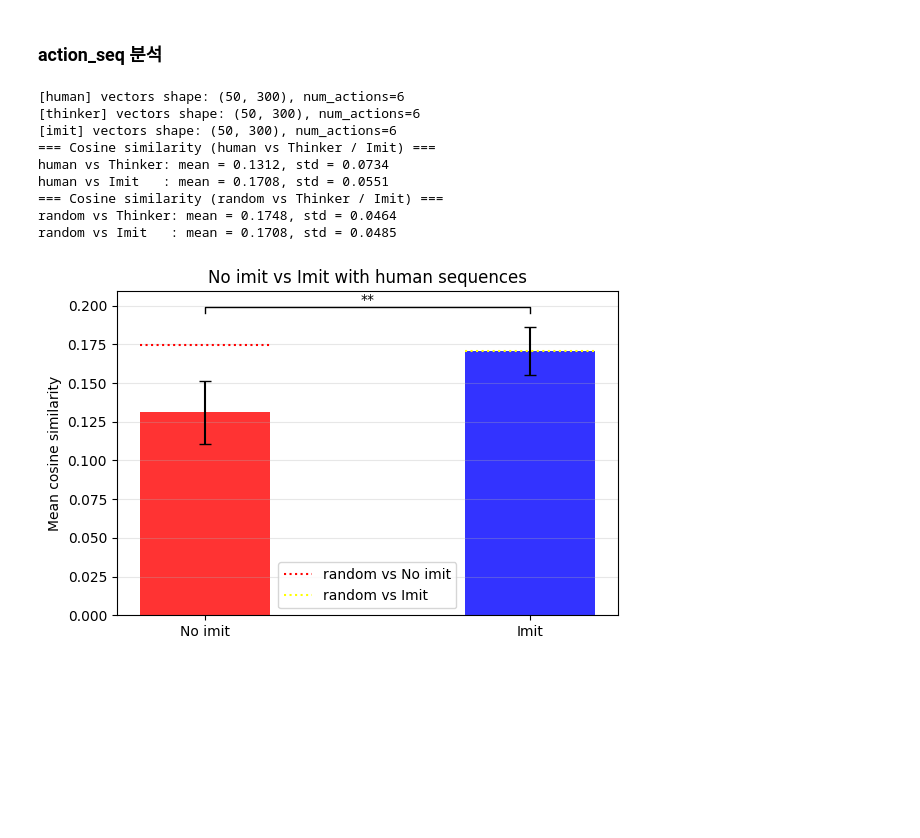
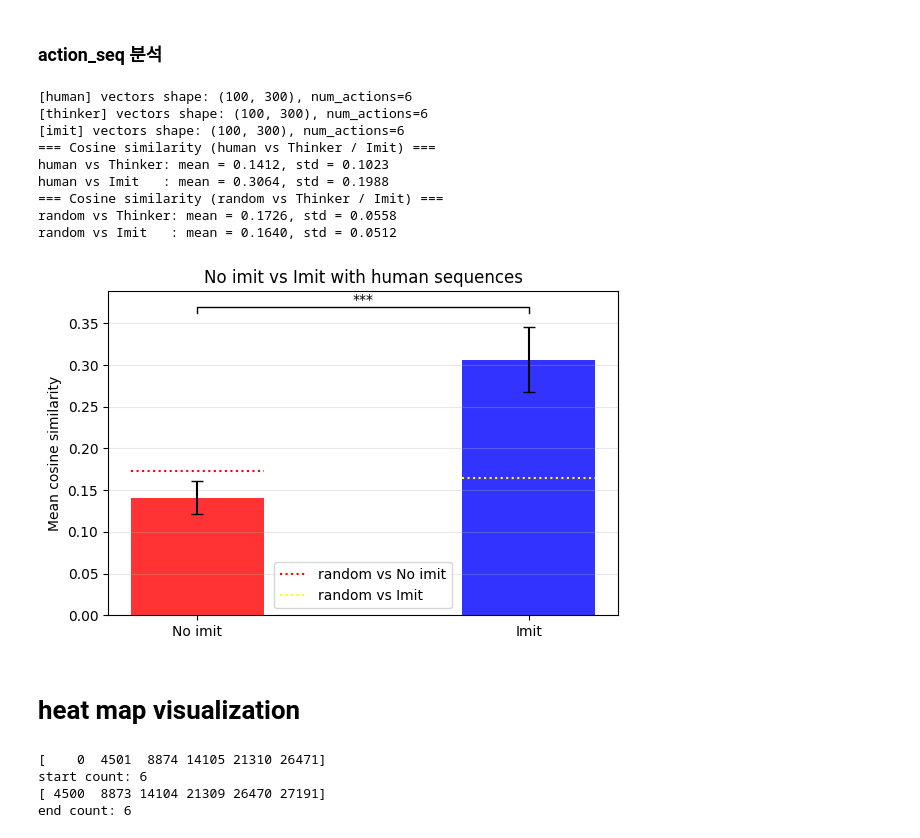
Before and after one commit to jmjmfasdf/thinker, a Jupyter notebook: analyze.ipynb, the cells around one changed output. Drawn from its saved outputs; the diff is of its cells as text; code cells hidden in the pictures; blank space fills up the shorter version.

```diff
--- a/analyze.ipynb
+++ b/analyze.ipynb
@@ -77,7 +75,7 @@ if not run_logs:
     raise RuntimeError("run_logs is empty. Run the previous cell first.")
 
 # ==== 설정 ====
-max_step = 500_000        # 예: 3_000_000 처럼 최대 step 지정, 전체 사용하려면 None
+max_step = 3000_000        # 예: 3_000_000 처럼 최대 step 지정, 전체 사용하려면 None
 smoothing_window = 50    # 이동평균 윈도우 길이 (step 개수 기준)
 # ===============
 
@@ -150,7 +148,7 @@ if not run_logs:
     raise RuntimeError("run_logs is empty. Run the previous cell first.")
 
 # ==== 설정 ====
-max_step = 300_000       # 전체 사용하려면 None
+max_step = 3000_000       # 전체 사용하려면 None
 smoothing_window = 50   # 이동평균 윈도우 길이
 # ===============
 
@@ -226,7 +224,7 @@ if not run_logs:
     raise RuntimeError("run_logs is empty. Run the previous cell first.")
 
 # ==== 설정 ====
-max_step = 300_000       # 전체 사용하려면 None
+max_step = 3000_000       # 전체 사용하려면 None
 smoothing_window = 50   # 이동평균 윈도우 길이
 # ===============
 
@@ -295,33 +368,45 @@ plt.show()
 # %% [markdown]
 ### action_seq 분석
 # %%
+import random
+from scipy import stats
+import re
 import numpy as np
 from pathlib import Path
-import random
-from scipy import stats
 
-# ==== 사용자 설정 ====
-# 연속 시퀀스 길이 (L)
-SEQ_LEN = 30
-# 불러올 시퀀스 개수
+# ===== user config =====
+SEQ_LEN = 50
 NUM_SEQS = 100
 
-# 인간 행동 데이터 (IcoPro behavioral_data_block) 설정
 HUMAN_BASE_DIR = Path.home() / "thinker" / "behavioral_data_block"
-HUMAN_SUBJECT = 1   # 예: sub_1
-HUMAN_GAME_ID = 2   # 예: game_2 (Space Invaders)
+HUMAN_SUBJECT = 1    # or None
+HUMAN_SESSION = 1    # or None
+HUMAN_BLOCK = 3   # or None
+HUMAN_GAME_ID = 2    # or None
+
+RNG_SEED = 0
+rng = np.random.default_rng(RNG_SEED)
+
+# ===== helpers =====
+_FILENAME_RE = re.compile(
+    r"sub(?P<sub>\d+)-ses(?P<ses>\d+)-block(?P<block>\d+)-game(?P<game>\d+)\.npz$"
+)
 
 # Thinker baseline 행동 데이터 (여러 폴더 지정 가능)
 THINKER_BASE_DIRS = [
     #Path("test/thinker-20250806-002733-4000032-0"),
-    Path('test/example')
+    Path('test/test/spaceinvaders_2e6_0.npy'),
+    Path('test/test/spaceinvaders_2e6_1.npy'),
+    Path('test/test/spaceinvaders_2e6_2.npy'),
     # 필요시 다른 폴더 추가
     # Path("test/thinker-20251130-155103-195600-0"),
 ]
 
 # Imitation 에이전트 행동 데이터 (여러 폴더 지정 가능)
 IMIT_DIRS = [
-    Path("test/thinker-20251219-100100-2603248-0/"),
+    Path("test/sub001-ses01-block3-game2/video_stat_000.npy"),
+    Path("test/sub001-ses01-block3-game2/video_stat_001.npy"),
+    Path("test/sub001-ses01-block3-game2/video_stat_002.npy"),
     # 필요시 다른 폴더 추가
 ]
 
@@ -531,6 +647,8 @@ human_vectors, human_num_actions = sample_human_action_sequences(
     seq_len=SEQ_LEN,
     num_seqs=NUM_SEQS,
     subject=HUMAN_SUBJECT,
+    session=HUMAN_SESSION,
+    block=HUMAN_BLOCK,
     game_id=HUMAN_GAME_ID,
     base_dir=HUMAN_BASE_DIR,
 )
@@ -646,38 +764,55 @@ ax.hlines(
     y=m_tr,
     xmin=x[0] - bar_width/2,
     xmax=x[0] + bar_width/2,
     colors="red",
     linestyles=":",
     label="random vs No imit",
 )
 
 # Imit random baseline (파란 점선)
 ax.hlines(
     y=m_ir,
     xmin=x[1] - bar_width/2,
     xmax=x[1] + bar_width/2,
     colors="yellow",
     linestyles=":",
     label="random vs Imit",
 )
 
 ax.set_xticks(x)
 ax.set_xticklabels(labels)
 ax.set_ylabel("Mean cosine similarity")
 ax.set_title("No imit vs Imit with human sequences")
 ax.grid(axis="y", alpha=0.3)
 ax.legend(loc="best")
 
 plt.tight_layout()
 plt.show()
 # %% [output]
-[human] vectors shape: (50, 300), num_actions=6
-[thinker] vectors shape: (50, 300), num_actions=6
-[imit] vectors shape: (50, 300), num_actions=6
+[human] vectors shape: (100, 300), num_actions=6
+[thinker] vectors shape: (100, 300), num_actions=6
+[imit] vectors shape: (100, 300), num_actions=6
 === Cosine similarity (human vs Thinker / Imit) ===
-human vs Thinker: mean = 0.1312, std = 0.0734
-human vs Imit   : mean = 0.1708, std = 0.0551
+human vs Thinker: mean = 0.1412, std = 0.1023
+human vs Imit   : mean = 0.3064, std = 0.1988
 === Cosine similarity (random vs Thinker / Imit) ===
-random vs Thinker: mean = 0.1748, std = 0.0464
-random vs Imit   : mean = 0.1708, std = 0.0485
+random vs Thinker: mean = 0.1726, std = 0.0558
+random vs Imit   : mean = 0.1640, std = 0.0512
-[figure, old version]
+[figure, new version]
+# %% [markdown]
+# heat map visualization
+# %%
+import numpy as np
+#data = np.load('/home/jmme425/thinker/behavioral_data_block/sub_1/game_2/day_1/block_3/sub1-game2-day1-block3-block-27192.npz')
+data = np.load('/home/jmme425/thinker/behavioral_data_block/sub-001/ses-01/sub001-ses01-block3-game2.npz')
+term_idx = np.flatnonzero(data["is_first"])
+term_idx2 = np.flatnonzero(data["is_terminal"])
+print(term_idx)
+print("start count:", term_idx.size)
+print(term_idx2)
+print("end count:", term_idx2.size)
+# %% [output]
+[    0  4501  8874 14105 21310 26471]
+start count: 6
+[ 4500  8873 14104 21309 26470 27191]
+end count: 6
```
Also changed, not shown: parts of 7 cells of this notebook, 2 other files.
